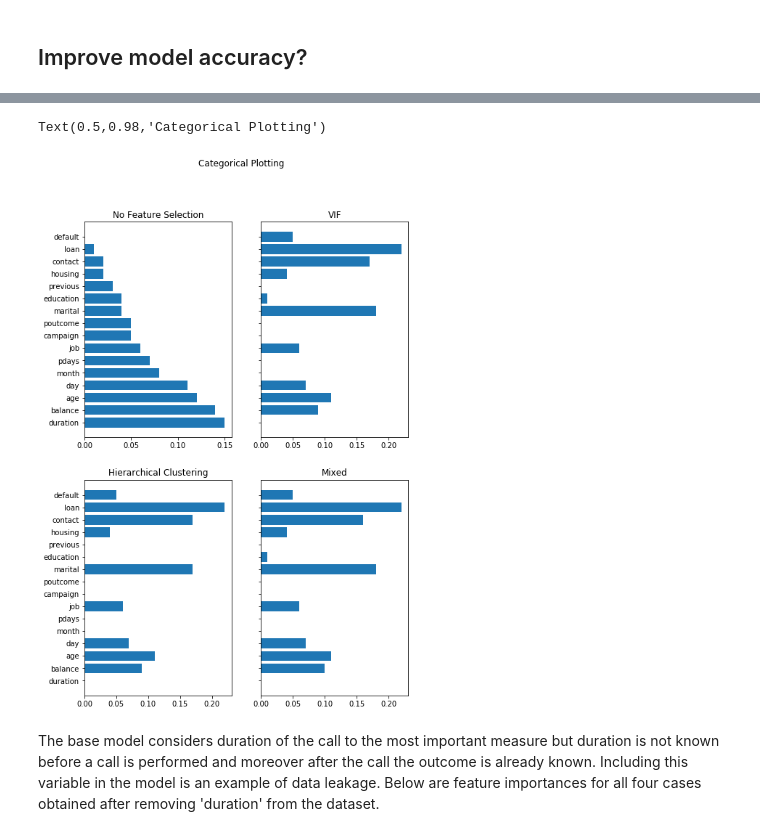
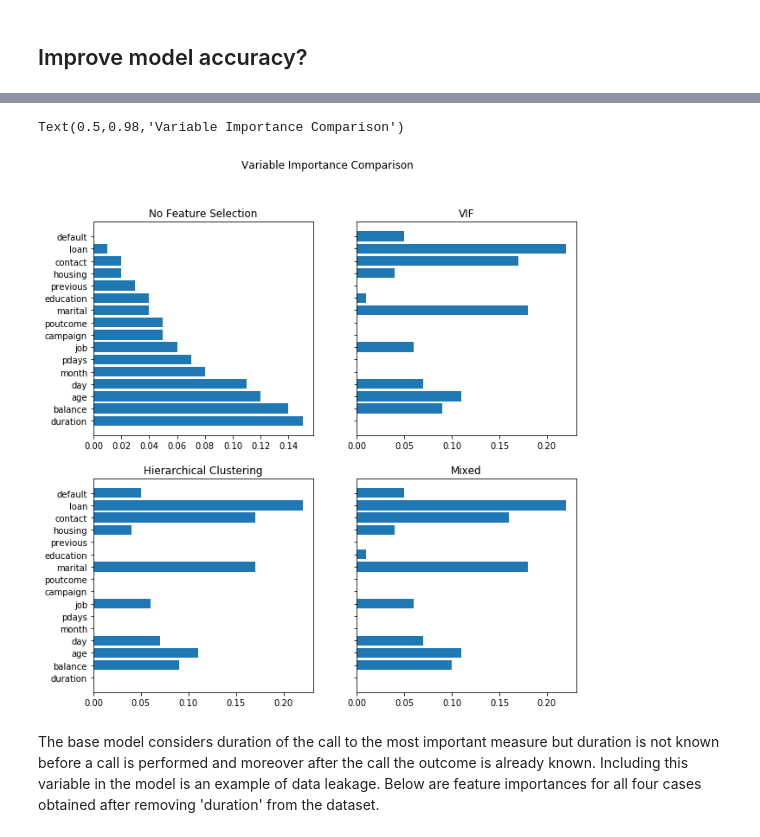
Before and after one commit to vonarchimboldi/Projects, a Jupyter notebook: mlprojects/mlframework/notebooks/Feature_Selection.ipynb, the cells around one changed output, grey strips where cells are left out. Saved outputs shown, nothing was run; the diff lists cells and outputs as text; code cells hidden in the pictures.

```diff
--- a/mlprojects/mlframework/notebooks/Feature_Selection.ipynb
+++ b/mlprojects/mlframework/notebooks/Feature_Selection.ipynb
@@ -122,27 +122,27 @@ df_imp = pd.read_csv('importance_comps.csv')
 # %%
 df_imp.sort_values(by = 'base', ascending = False, inplace = True)
 # %%
-fig, axs = plt.subplots(2, 2, figsize=(8, 12), sharey=True)
+fig, axs = plt.subplots(2, 2, figsize=(10, 10), sharey=True)
 axs[0,0].barh(df_imp['feature'], df_imp['base'])
 axs[0,0].title.set_text('No Feature Selection')
 #axs[0,0].set_xlim(0, 0.2)
 
 axs[0,1].barh(df_imp['feature'], df_imp['vif_score'])
 axs[0,1].title.set_text('VIF')
 #axs[0,1].set_xlim(0, 0.2)
 
 axs[1,0].barh(df_imp['feature'], df_imp['hclust_score'])
 axs[1,0].title.set_text('Hierarchical Clustering')
 #axs[1,0].set_xlim(0, 0.2)
 
 axs[1,1].barh(df_imp['feature'], df_imp['mixed'])
 axs[1,1].title.set_text('Mixed')
 #axs[1,1].set_xlim(0, 0.2)
 
-fig.suptitle('Categorical Plotting')
+fig.suptitle('Variable Importance Comparison')
 # %% [output]
-Text(0.5,0.98,'Categorical Plotting')
+Text(0.5,0.98,'Variable Importance Comparison')
-[figure, old version]
+[figure, new version]
 # %% [markdown]
 The base model considers duration of the call to the most important measure but duration is not known before a
 call is performed and moreover after the call the outcome is already known. Including this variable in the model is
```
Also changed, not shown: parts of 6 cells of this notebook, 4 other files.
